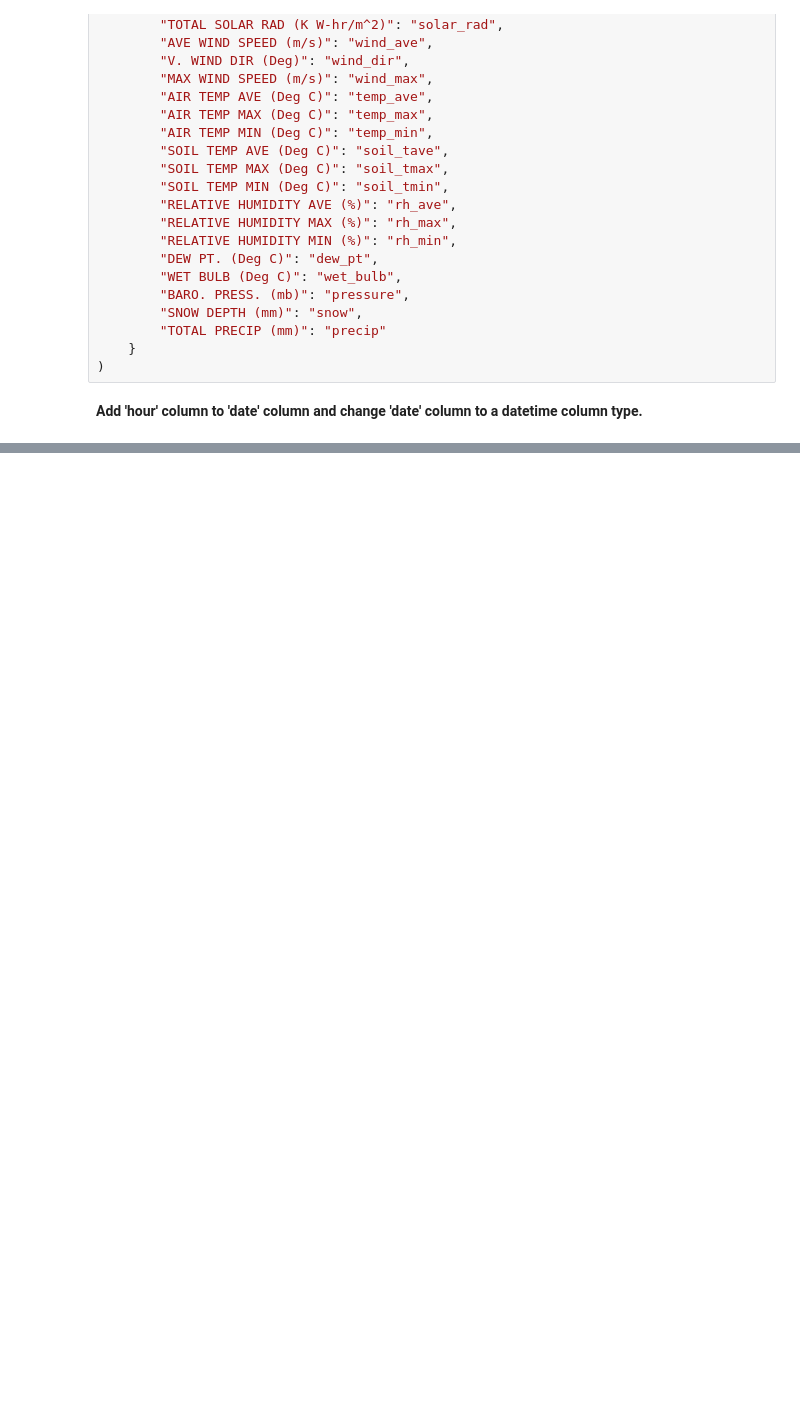
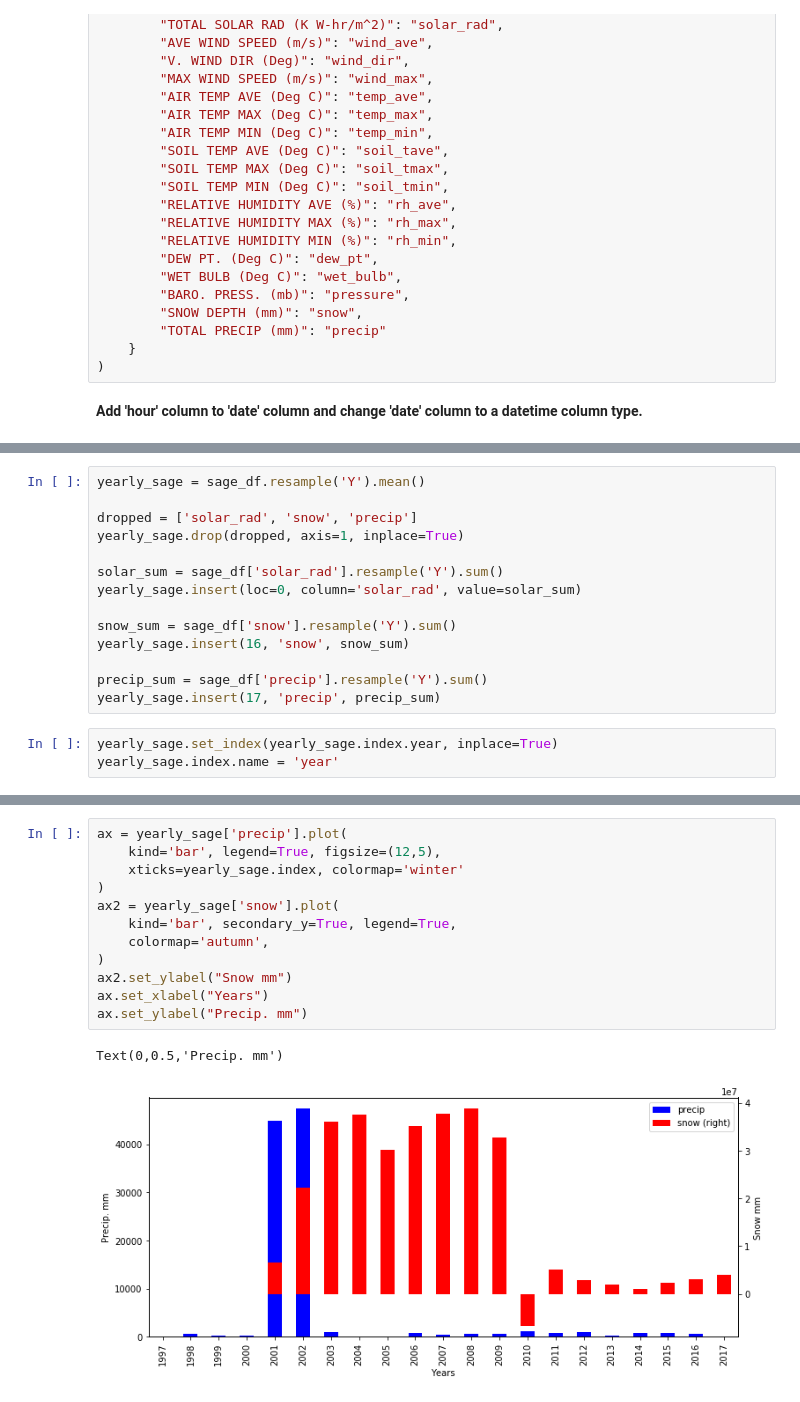
Before and after one commit to aaanyaaa/Segehen, a Jupyter notebook: Sagehen Data Exploration.ipynb, the cells around one changed output, grey strips where cells are left out. Saved outputs shown, nothing was run; the diff lists cells and outputs as text; blank space fills up the shorter version.

```diff
--- a/Sagehen Data Exploration.ipynb
+++ b/Sagehen Data Exploration.ipynb
@@ -71,0 +135,17 @@ sage_df.tail()
+# %%
+yearly_sage = sage_df.resample('Y').mean()
+
+dropped = ['solar_rad', 'snow', 'precip']
+yearly_sage.drop(dropped, axis=1, inplace=True)
+
+solar_sum = sage_df['solar_rad'].resample('Y').sum()
+yearly_sage.insert(loc=0, column='solar_rad', value=solar_sum)
+
+snow_sum = sage_df['snow'].resample('Y').sum()
+yearly_sage.insert(16, 'snow', snow_sum)
+
+precip_sum = sage_df['precip'].resample('Y').sum()
+yearly_sage.insert(17, 'precip', precip_sum)
+# %%
+yearly_sage.set_index(yearly_sage.index.year, inplace=True)
+yearly_sage.index.name = 'year'
@@ -71,0 +173,15 @@ sage_df.tail()
+# %%
+ax = yearly_sage['precip'].plot(
+    kind='bar', legend=True, figsize=(12,5),
+    xticks=yearly_sage.index, colormap='winter'
+)
+ax2 = yearly_sage['snow'].plot(
+    kind='bar', secondary_y=True, legend=True,
+    colormap='autumn',
+)
+ax2.set_ylabel("Snow mm")
+ax.set_xlabel("Years")
+ax.set_ylabel("Precip. mm")
+# %% [output]
+Text(0,0.5,'Precip. mm')
+[figure, added]
```
Also changed, not shown: parts of 24 cells of this notebook.
